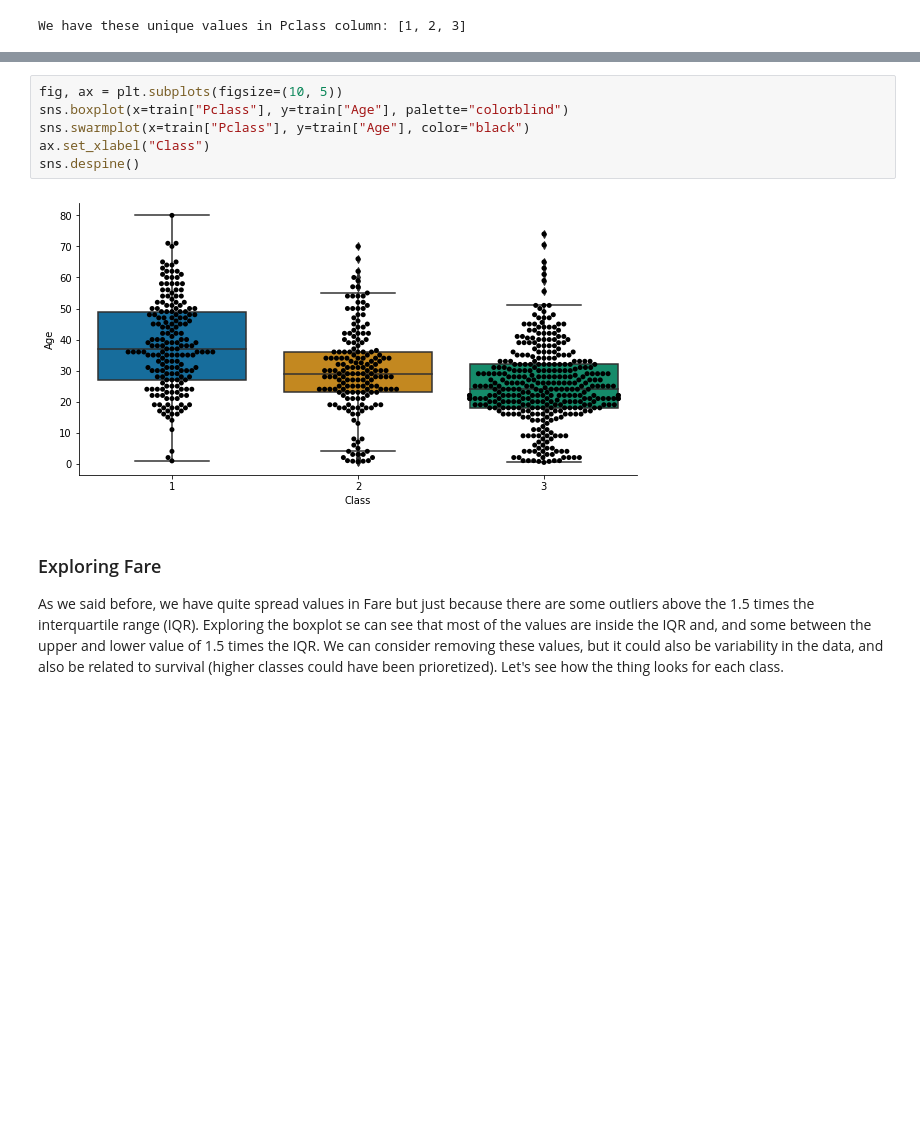
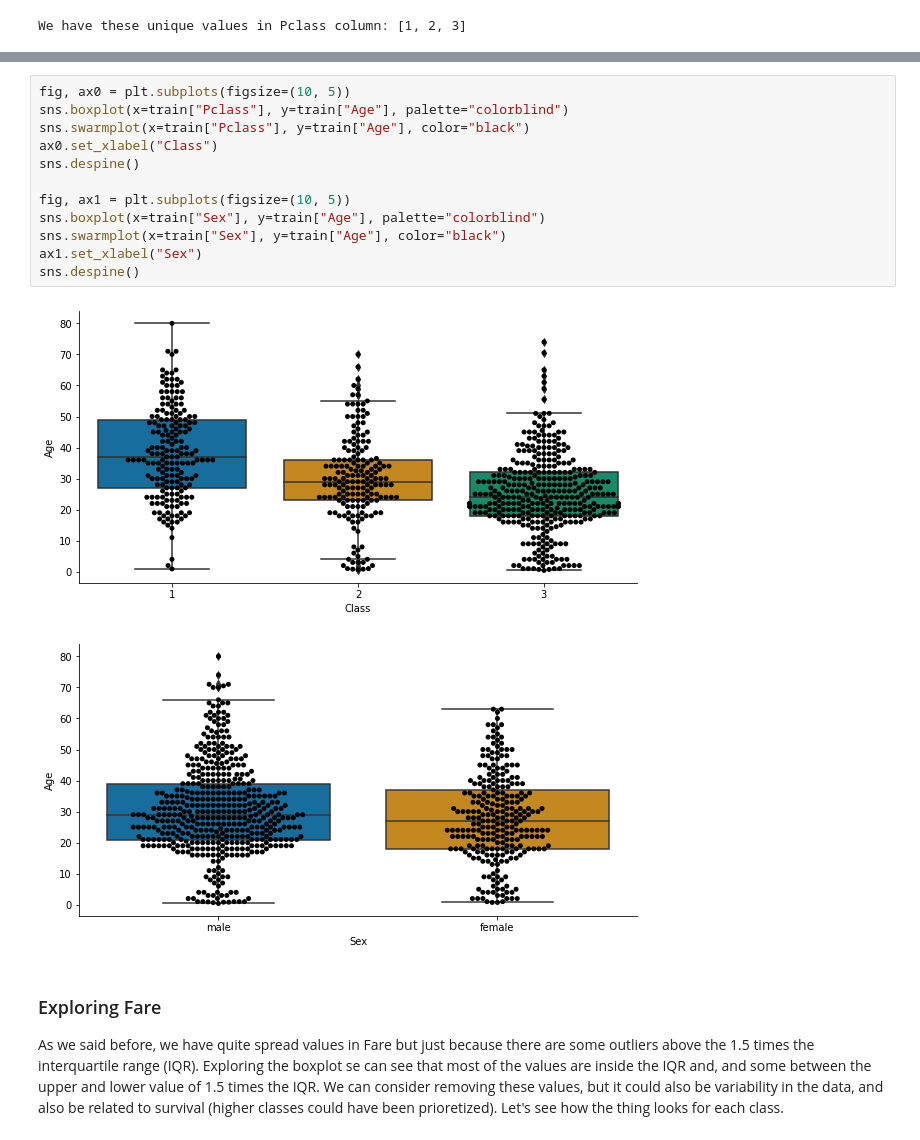
Before and after one commit to sbmoyano/data_science_projects, a Jupyter notebook: kaggle_titanic_competition/kaggle_titanic_competition_classification.ipynb, the cells around one changed output, grey strips where cells are left out. Drawn from its saved outputs; the diff is of its cells as text; blank space fills up the shorter version.

```diff
--- a/kaggle_titanic_competition/kaggle_titanic_competition_classification.ipynb
+++ b/kaggle_titanic_competition/kaggle_titanic_competition_classification.ipynb
@@ -166,11 +195,18 @@ From the distribution of age we can see that older ages are more common along th
 # %%
-fig, ax = plt.subplots(figsize=(10, 5))
+fig, ax0 = plt.subplots(figsize=(10, 5))
 sns.boxplot(x=train["Pclass"], y=train["Age"], palette="colorblind")
 sns.swarmplot(x=train["Pclass"], y=train["Age"], color="black")
-ax.set_xlabel("Class")
+ax0.set_xlabel("Class")
 sns.despine()
+
+fig, ax1 = plt.subplots(figsize=(10, 5))
+sns.boxplot(x=train["Sex"], y=train["Age"], palette="colorblind")
+sns.swarmplot(x=train["Sex"], y=train["Age"], color="black")
+ax1.set_xlabel("Sex")
+sns.despine()
 # %% [output]
 [figure]
+[figure, added]
 # %% [markdown]
 ### Exploring Fare
 
```
Also changed, not shown: parts of 106 cells of this notebook.
